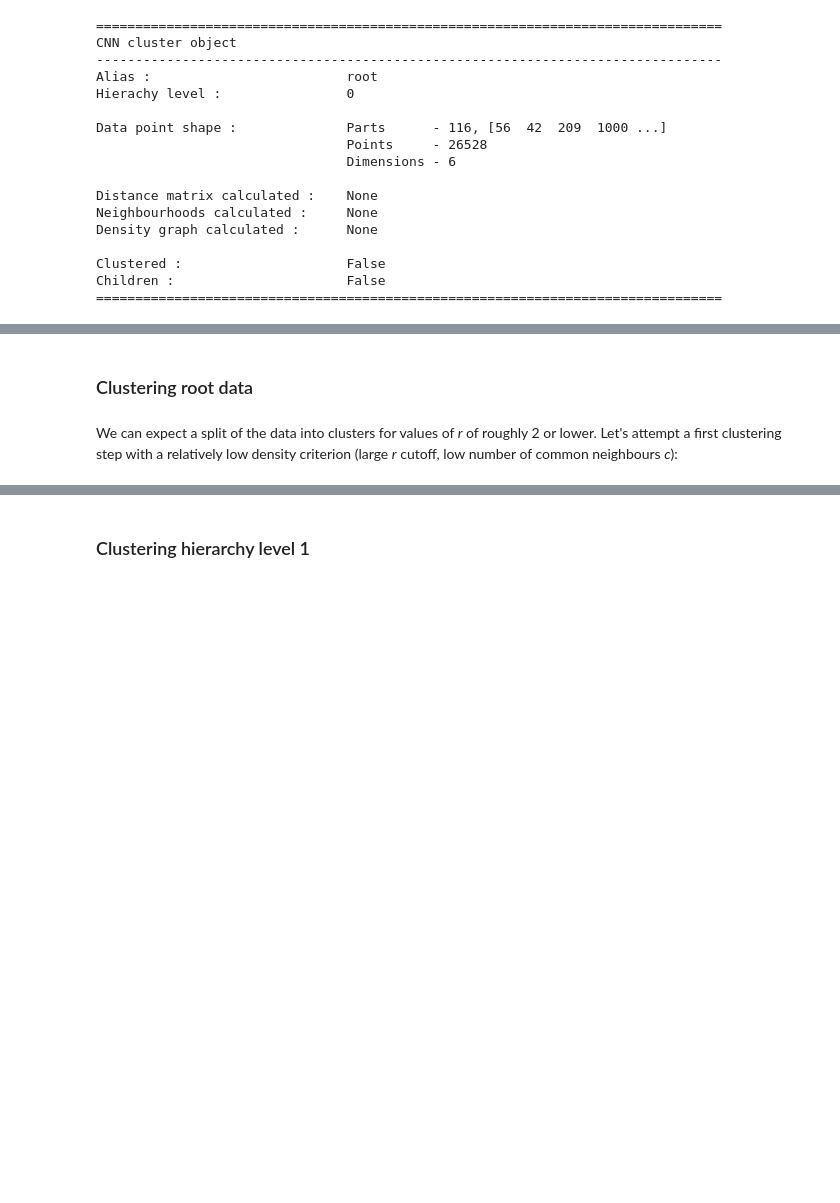
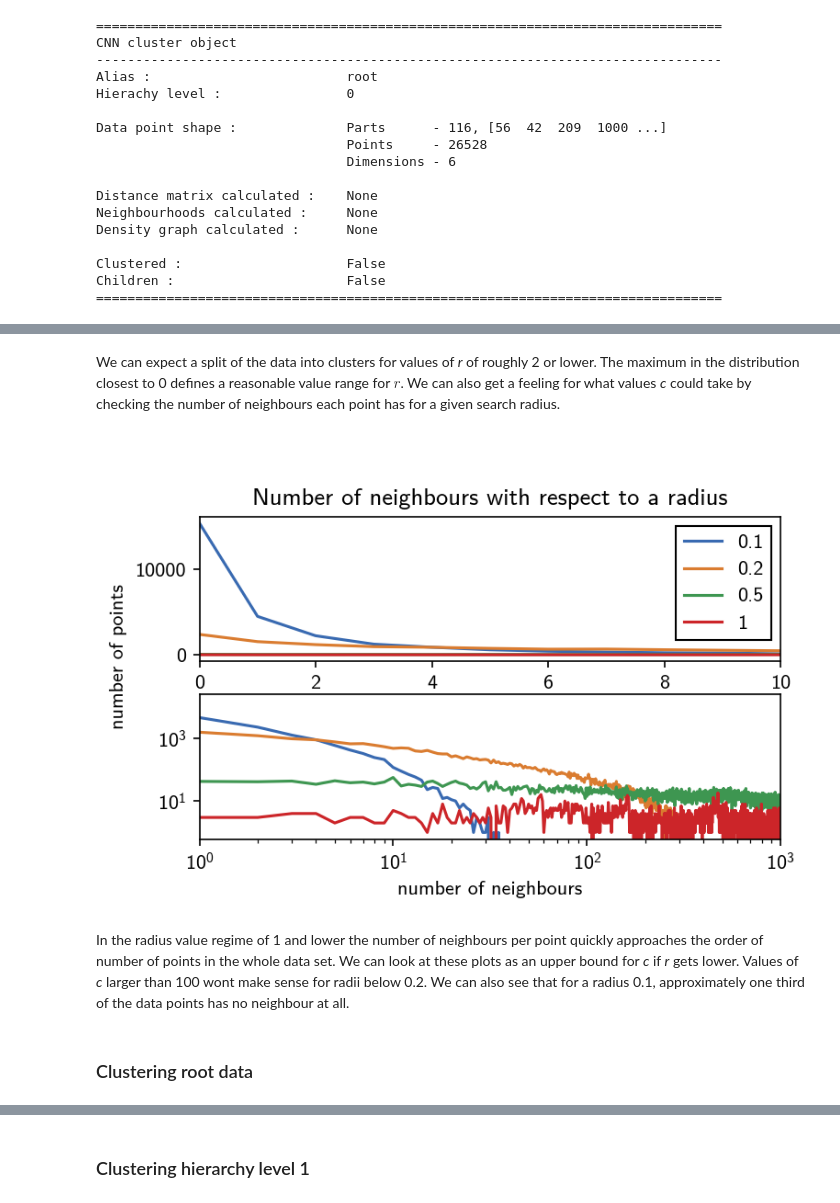
Before and after one commit to janjoswig/CommonNNClustering, a Jupyter notebook: docsrc/tutorial/md_example.ipynb, the cells around one changed output, grey strips where cells are left out. Drawn from its saved outputs; the diff is of its cells as text; code cells hidden in the pictures; blank space fills up the shorter version.

```diff
--- a/docsrc/tutorial/md_example.ipynb
+++ b/docsrc/tutorial/md_example.ipynb
@@ -178,4 +194,37 @@ langerin_reduced.dist_hist()
+# %% [markdown]
+We can expect a split of the data into clusters for values of *r* of roughly 2 or lower. The maximum in the distribution closest to 0 defines a reasonable value range for $r$. We can also get a feeling for what values *c* could take by checking the number of neighbours each point has for a given search radius.
+# %%
+range_ = (-0.5, 1000.5)
+bins_ = len(range(int(range_[0] + 0.5), int(range_[1] - 0.5))) + 1
+fig, ax = plt.subplots(2, 1)
+radii = [0.1, 0.2, 0.5, 1]
+for radius in radii:
+    langerin_reduced.calc_neighbours_from_dist(radius)
+    H, e = np.histogram(langerin_reduced.data.neighbourhoods.n_neighbours,
+                        bins = bins_,
+                        range=range_)
+    e = (e[:-1] + e[1:]) / 2
+    ax[0].plot(e, H)
+    ax[1].plot(e, H)
+
+ax[0].set(**{
+    "title": "Number of neighbours with respect to a radius",
+    "xlim": (range_[0] + 0.5, (range_[1] - 0.5) / 100),
+    "ylabel": "number of points                    "
+    })
+ax[1].set(**{
+    "xlim": (1, range_[1] - 0.5),
+    "xscale": "log",
+    "yscale": "log",
+    "xlabel": "number of neighbours"
+    })
+
+ax[0].legend([0.1, 0.2, 0.5, 1], fancybox=False, framealpha=1, edgecolor="k")
+
+fig.tight_layout(pad=0.1)
+# %% [output]
+[figure, added]
+# %% [markdown]
+In the radius value regime of 1 and lower the number of neighbours per point quickly approaches the order of number of points in the whole data set. We can look at these plots as an upper bound for *c* if *r* gets lower. Values of *c* larger than 100 wont make sense for radii below 0.2. We can also see that for a radius 0.1, approximately one third of the data points has no neighbour at all.
 # %% [markdown]
 ### Clustering root data
-# %% [markdown]
-We can expect a split of the data into clusters for values of *r* of roughly 2 or lower. Let's attempt a first clustering step with a relatively low density criterion (large *r* cutoff, low number of common neighbours *c*):
```
Also changed, not shown: parts of 87 cells of this notebook, 3 other files.
